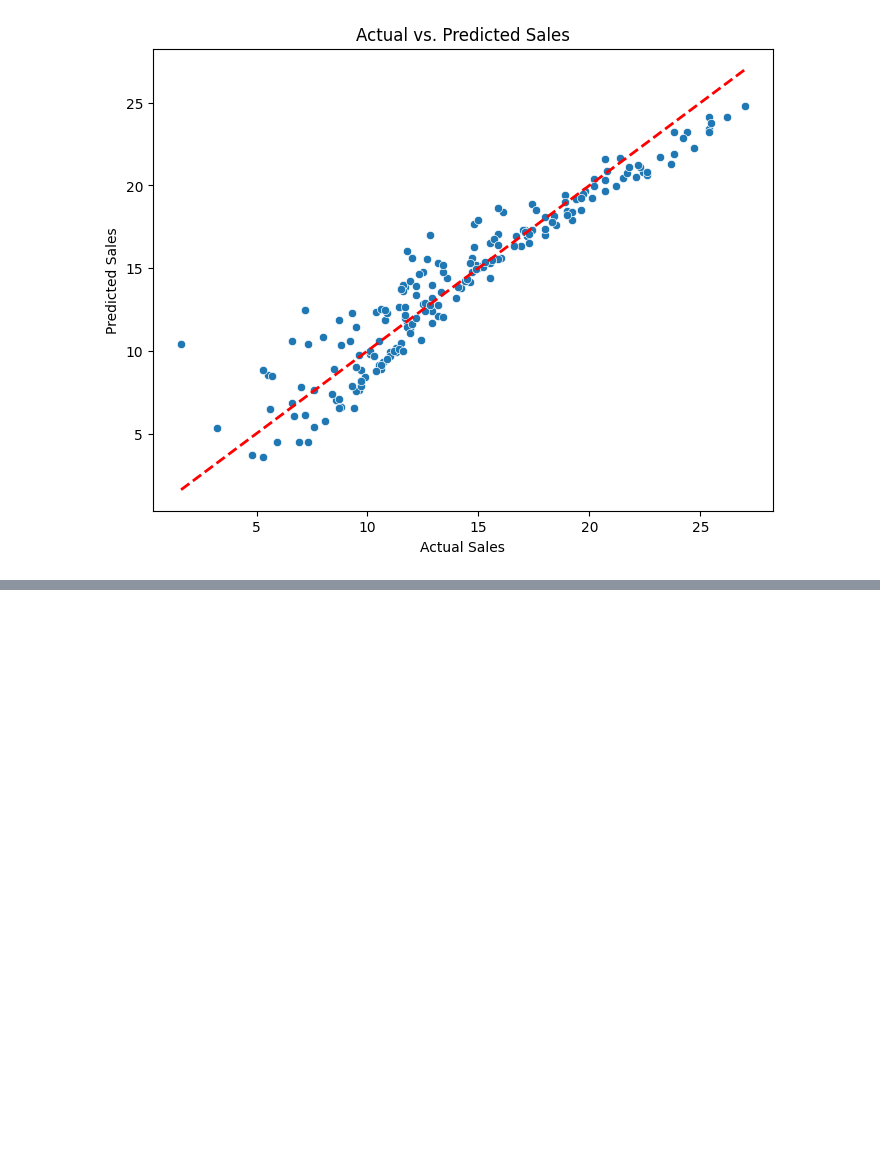
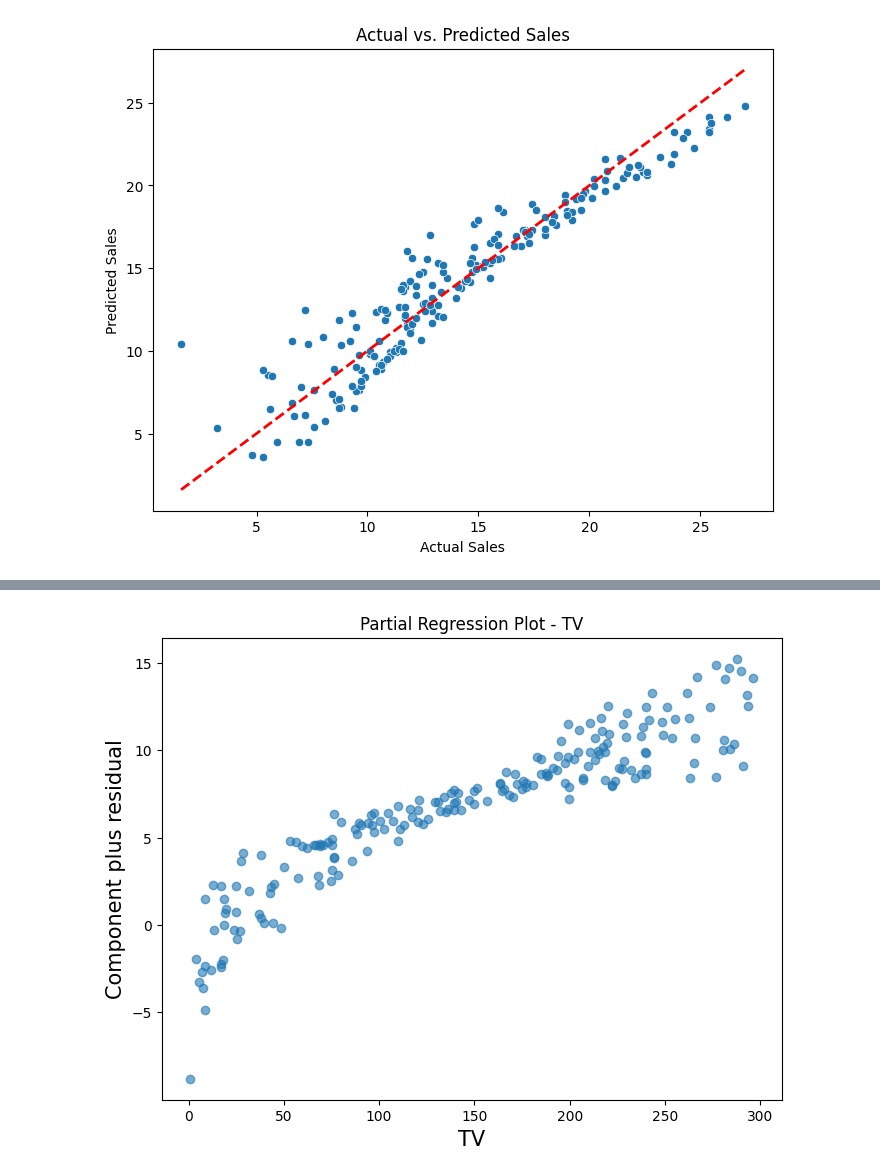
Before and after one commit to tommyly201/regression_project, a Jupyter notebook: class_project.ipynb, the cells around one changed output, grey strips where cells are left out. Saved outputs shown, nothing was run; the diff lists cells and outputs as text; code cells hidden in the pictures; blank space fills up the shorter version.

```diff
--- a/class_project.ipynb
+++ b/class_project.ipynb
@@ -221,0 +227,9 @@ plt.show()
+# %%
+from statsmodels.graphics.regressionplots import plot_partial_residuals
+
+fig, ax = plt.subplots(figsize=(8, 6))
+plot_partial_residuals(model_sm, 'TV', ax=ax)
+plt.title('Partial Regression Plot - TV')
+plt.show()
+# %% [output]
+[figure, added]
```
Also changed, not shown: parts of 2 cells of this notebook.
